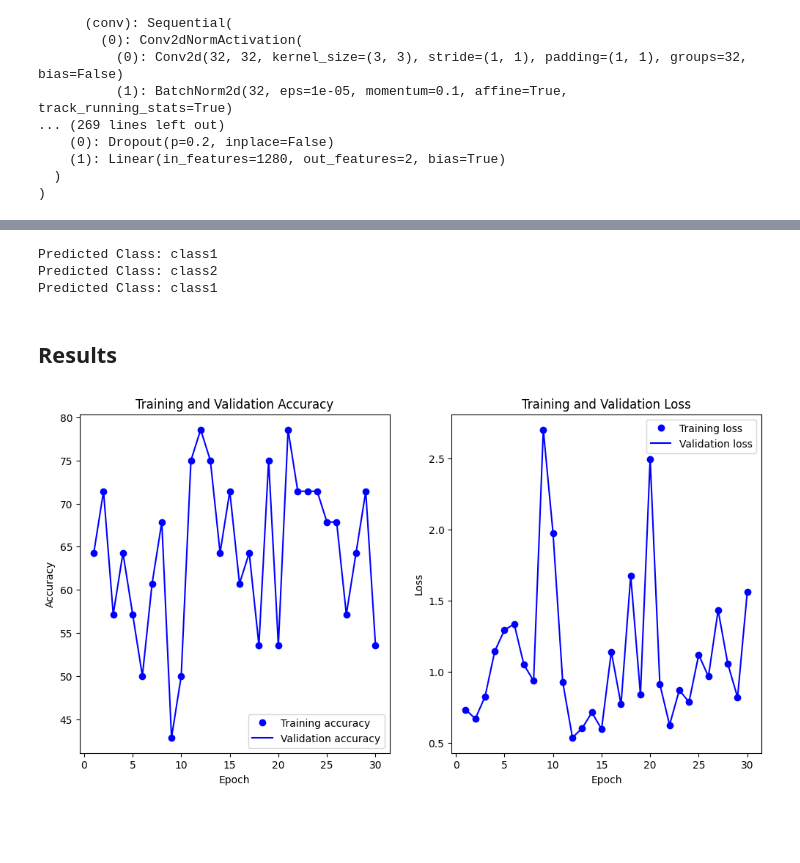
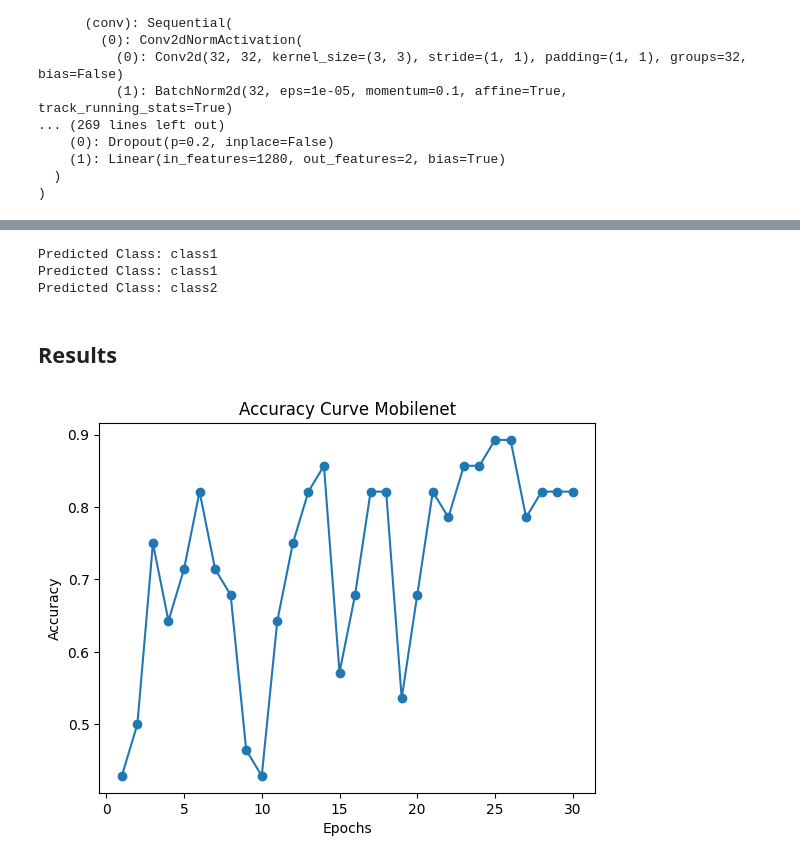
Before and after one commit to Akashdip-N/Critical-Analysis-of-Machine-Learning-and-Deep-Learning-Model-for-Mushroom-Classification, a Jupyter notebook: mobilenet_mushroom.ipynb, the cells around one changed output, grey strips where cells are left out. Saved outputs shown, nothing was run; the diff lists cells and outputs as text; code cells hidden in the pictures; blank space fills up the shorter version.

Commit message:
Mobilenet Model Rerun

```diff
--- a/mobilenet_mushroom.ipynb
+++ b/mobilenet_mushroom.ipynb
@@ -97,6 +97,7 @@ MobileNetV2(
 # %%
 # Initialize a dictionary to store metrics
 history = {
+    'accuracy': [],
     'loss': [],
     'val_loss': [],
     'val_accuracy': [],
@@ -127,6 +128,8 @@ for epoch in range(number_of_epochs):
 
     # Validate the model
     model.eval()
+    val_labels = []
+    val_predictions = []
     val_running_loss = 0.0
     all_predictions = []
     all_labels = []
@@ -139,6 +142,8 @@ for epoch in range(number_of_epochs):
             _, predicted = torch.max(outputs.data, 1)
             all_predictions.extend(predicted.cpu().numpy())
             all_labels.extend(labels.cpu().numpy())
+            val_labels.extend(labels.cpu().numpy())
+            val_predictions.extend(predicted.cpu().numpy())
 
     val_loss = val_running_loss / len(val_loader.dataset)
     history['val_loss'].append(val_loss)
@@ -146,6 +151,9 @@ for epoch in range(number_of_epochs):
     accuracy = 100 * (np.array(all_predictions) == np.array(all_labels)).mean()
     precision = precision_score(all_labels, all_predictions, average='macro')
 
+    epoch_accuracy = accuracy_score(val_labels, val_predictions)
+    history['accuracy'].append(epoch_accuracy)
+
     # Record validation metrics
     history['val_accuracy'].append(accuracy)
     history['val_precision'].append(precision)
@@ -198,39 +219,27 @@ predict_class(image_1)
 predict_class(image_3)
 predict_class(image_2)
 # %% [output]
+Predicted Class: class1
 Predicted Class: class1
 Predicted Class: class2
-Predicted Class: class1
 # %% [markdown]
 ## Results
 # %%
 # Plot training & validation accuracy values
-acc = history['val_accuracy']
+acc = history['accuracy']
 val_acc = history['val_accuracy']
 loss = history['val_loss']
 val_loss = history['val_loss']
 epochs = range(1, len(acc) + 1)
 
-plt.figure(figsize=(12, 6))
-plt.subplot(1, 2, 1)
-plt.plot(epochs, acc, 'bo', label='Training accuracy')
-plt.plot(epochs, val_acc, 'b', label='Validation accuracy')
-plt.title('Training and Validation Accuracy')
-plt.xlabel('Epoch')
+# Plotting the accuracy curve
+plt.plot(range(1, number_of_epochs + 1), acc, marker='o')
+plt.xlabel('Epochs')
 plt.ylabel('Accuracy')
-plt.legend()
-
-plt.subplot(1, 2, 2)
-plt.plot(epochs, loss, 'bo', label='Training loss')
-plt.plot(epochs, val_loss, 'b', label='Validation loss')
-plt.title('Training and Validation Loss')
-plt.xlabel('Epoch')
-plt.ylabel('Loss')
-plt.legend()
-
+plt.title('Accuracy Curve Mobilenet')
 plt.show()
 # %% [output]
-[figure, old version]
+[figure, new version]
 # %%
 cm = confusion_matrix(all_labels, all_predictions)
 
```
Also changed, not shown: parts of 5 cells of this notebook.
